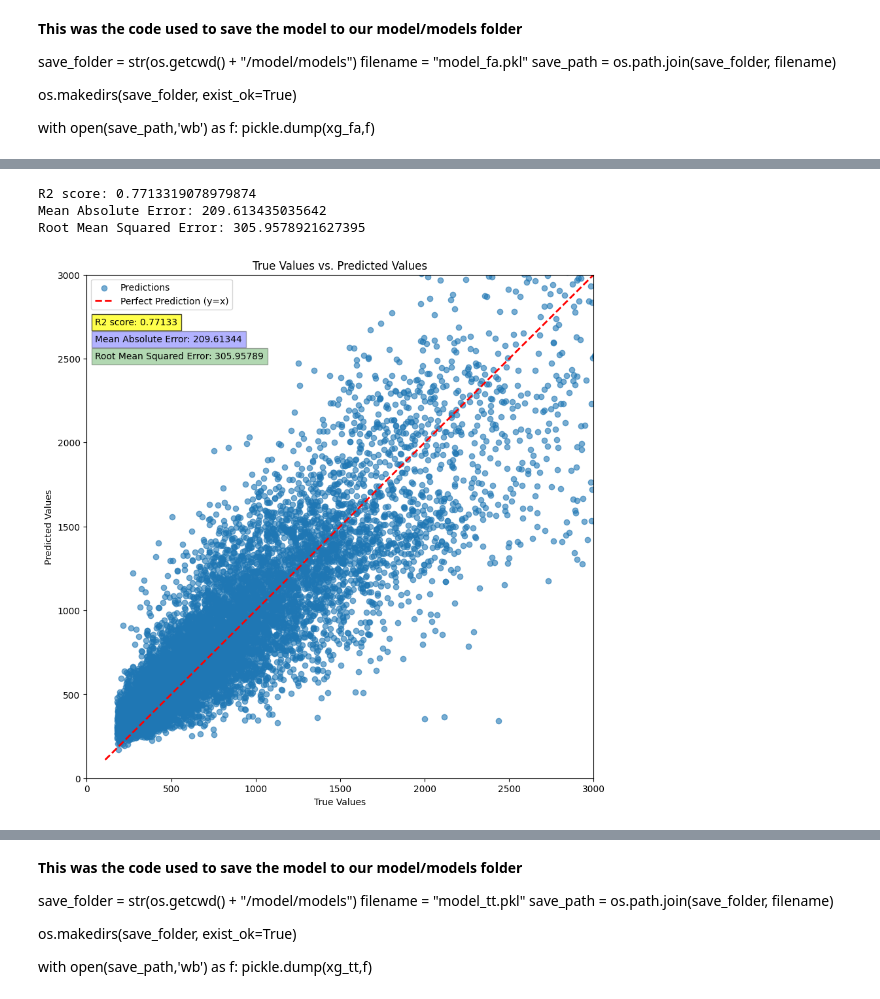
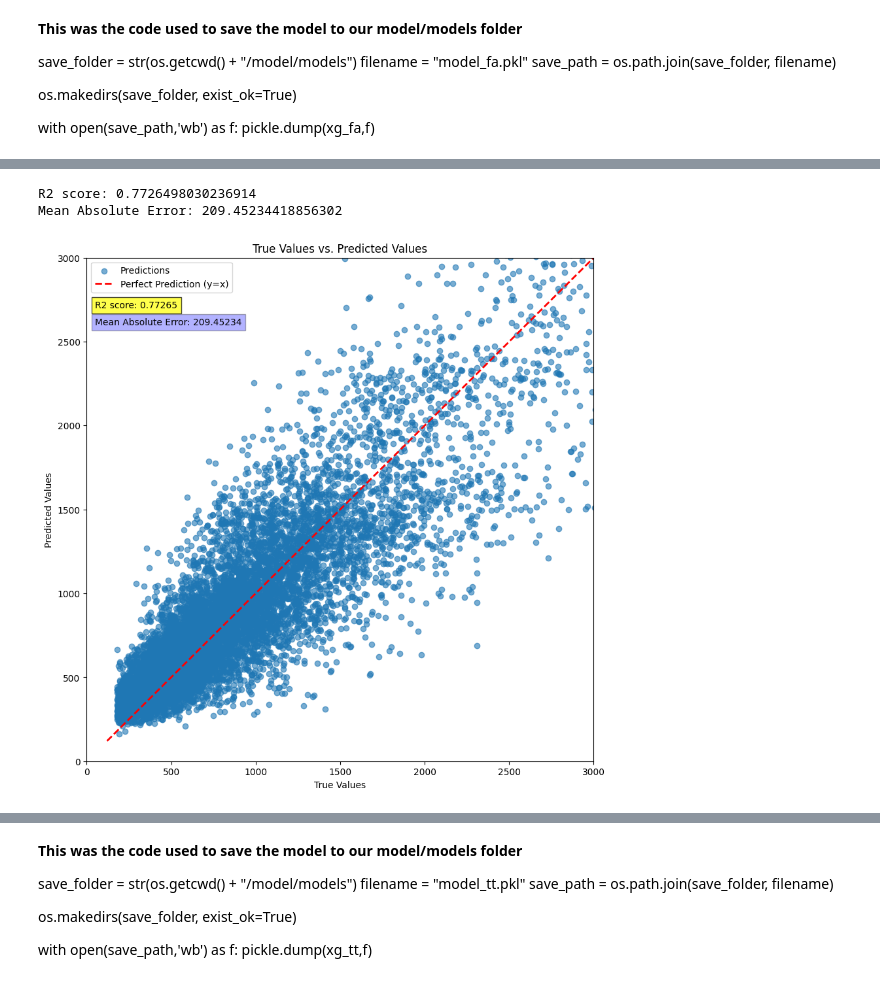
Before and after one commit to rvallesmar/ML-NYC-Taxis, a Jupyter notebook: xgb_model_training.ipynb, the cells around one changed output, grey strips where cells are left out. Cells and saved outputs as stored; diff of their text form; code cells hidden in the pictures.

```diff
--- a/xgb_model_training.ipynb
+++ b/xgb_model_training.ipynb
@@ -195,38 +189,34 @@ preds_tt = xg_tt.predict(X_val)
 # measure our results
 r2_travel = r2_score(y_val_travel_time, preds_tt)
 mae = mean_absolute_error(y_val_travel_time, preds_tt)
-rmse = root_mean_squared_error(y_val_travel_time, preds_tt)
 # agregar r2
 print(f'R2 score: {r2_travel}')
 print(f'Mean Absolute Error: {mae}')
-print(f'Root Mean Squared Error: {rmse}')
 # %% [output]
-R2 score: 0.7713319078979874
-Mean Absolute Error: 209.613435035642
-Root Mean Squared Error: 305.9578921627395
+R2 score: 0.7726498030236914
+Mean Absolute Error: 209.45234418856302
 # %%
 # plot the differences
 plt.figure(figsize=(10,10))
 plt.scatter(y_val_travel_time[:10000], preds_tt[:10000], alpha=0.6, label='Predictions')
 # axis limits
 plt.xlim([0,3000])
 plt.ylim([0,3000])
 #plotting perfect line
 min_val = min(np.min(y_val_travel_time), np.min(preds_tt))
 max_val = max(np.max(y_val_travel_time), np.max(preds_tt))
 plt.plot([min_val, max_val], [min_val, max_val], 'r--', lw=2, label='Perfect Prediction (y=x)')
 # other settings
 plt.xlabel("True Values")
 plt.ylabel("Predicted Values")
 plt.title("True Values vs. Predicted Values")
 #plt.grid(True)
 plt.legend()
 plt.text(50,2700,f'R2 score: {r2_travel:.5f}',bbox=dict(facecolor='yellow', alpha=0.7))
 plt.text(50,2600,f'Mean Absolute Error: {mae:.5f}',bbox=dict(facecolor='blue', alpha=0.3))
-plt.text(50,2500,f'Root Mean Squared Error: {rmse:.5f}',bbox=dict(facecolor='green', alpha=0.3))
 plt.show()
 # %% [output]
-[figure, old version]
+[figure, new version]
 # %%
 # bar charts for feature importances when predicting the travel time
 # bar chart
```
Also changed, not shown: parts of 9 cells of this notebook, 4 other files.
